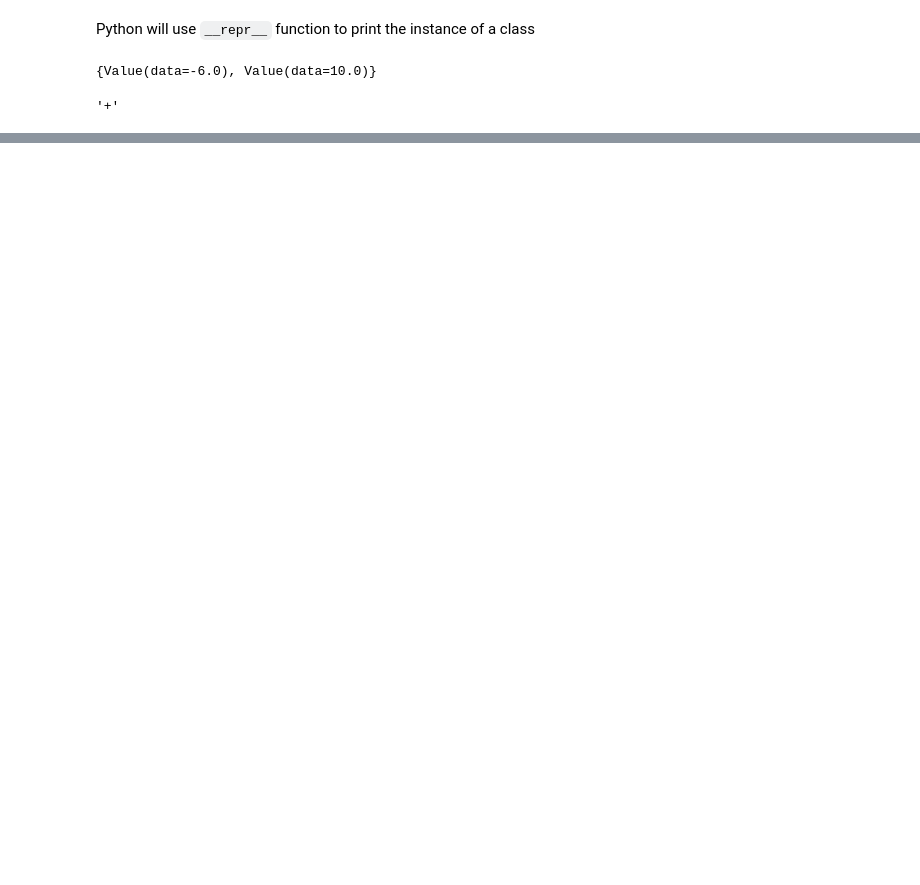
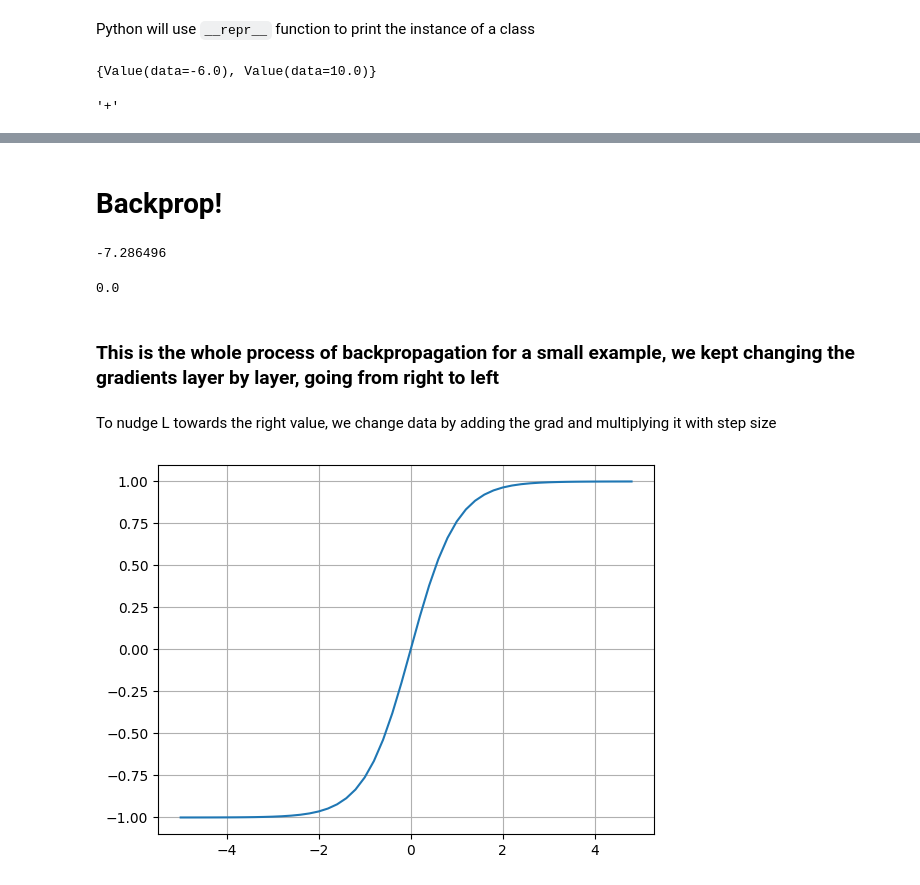
Before and after one commit to vdkarthikeya/micrograd-from-scratch, a Jupyter notebook: micrograd.ipynb, the cells around one changed output, grey strips where cells are left out. Cells and saved outputs as stored; diff of their text form; code cells hidden in the pictures; blank space fills up the shorter version.

Commit message:
Built Value, Layer, Neuron, MLP classes and backprop functions from scratch

```diff
--- a/micrograd.ipynb
+++ b/micrograd.ipynb
@@ -102,0 +226,51 @@ draw_dot(d)
+# %% [markdown]
+# Backprop!
+# %%
+a.data += a.grad * 0.01
+b.data += b.grad * 0.01
+c.data += c.grad * 0.01
+f.data += f.grad * 0.01
+
+e = a*b
+d = e + c
+L = d * f
+
+print(L.data)
+# %% [output]
+-7.286496
+# %%
+def lol():
+    h = 0.001
+
+
+    a = Value(2.0, label='a')
+    b = Value(-3.0, label='b')
+    c = Value(10.0, label='c')
+    e = a*b; e.label = 'e'
+    d = e + c; d.label='d'
+    f = Value(-2.0, label='f')
+    L = d * f; L.label='L'
+    L1 = L.data
+
+    a = Value(2.0 , label ='a')
+    b = Value(-3.0, label='b')
+    c = Value(10.0, label='c')
+    e = a*b; e.label = 'e'
+    d = e + c; d.label='d'
+    f = Value(-2.0, label='f')
+    L = d * f; L.label='L'
+    L2 = L.data
+
+    print((L2-L1)/h)
+
+lol()
+# %% [output]
+0.0
+# %% [markdown]
+### This is the whole process of backpropagation for a small example, we kept changing the gradients layer by layer, going from right to left
+# %% [markdown]
+To nudge L towards the right value, we change data by adding the grad and multiplying it with step size
+# %%
+plt.plot(np.arange(-5,5,0.2), np.tanh(np.arange(-5,5,0.2))); plt.grid()
+# %% [output]
+[figure, added]
```
Also changed, not shown: parts of 52 cells of this notebook, 2 other files.
